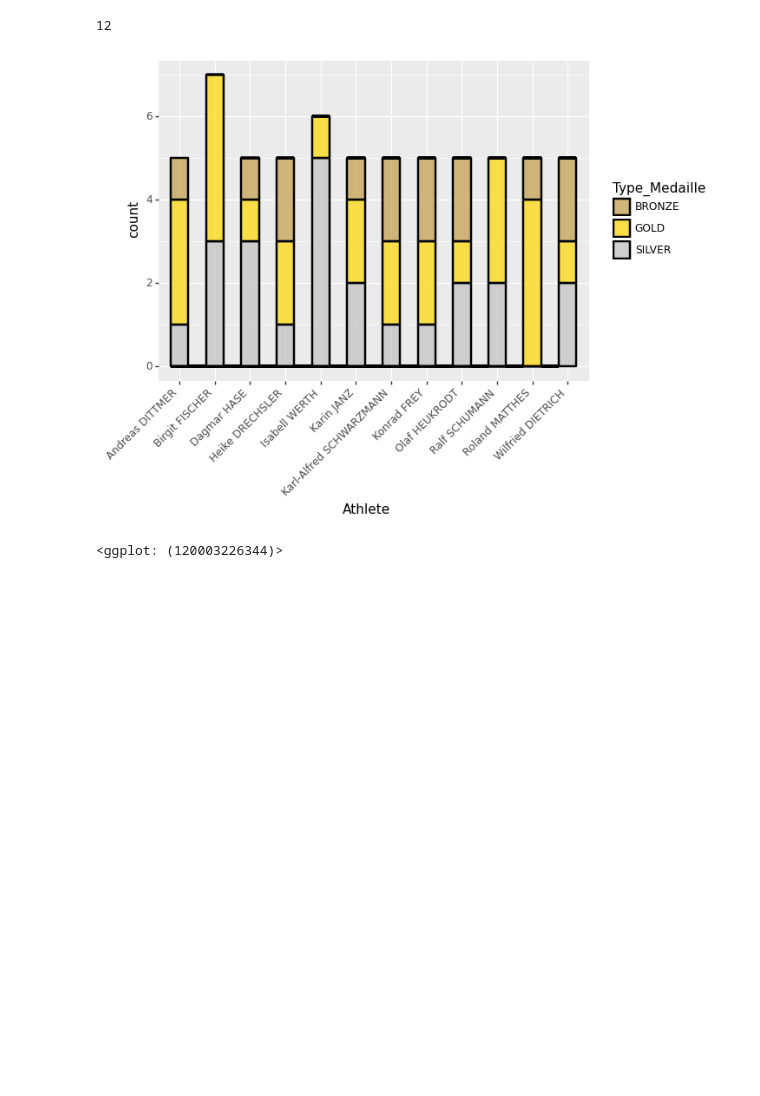
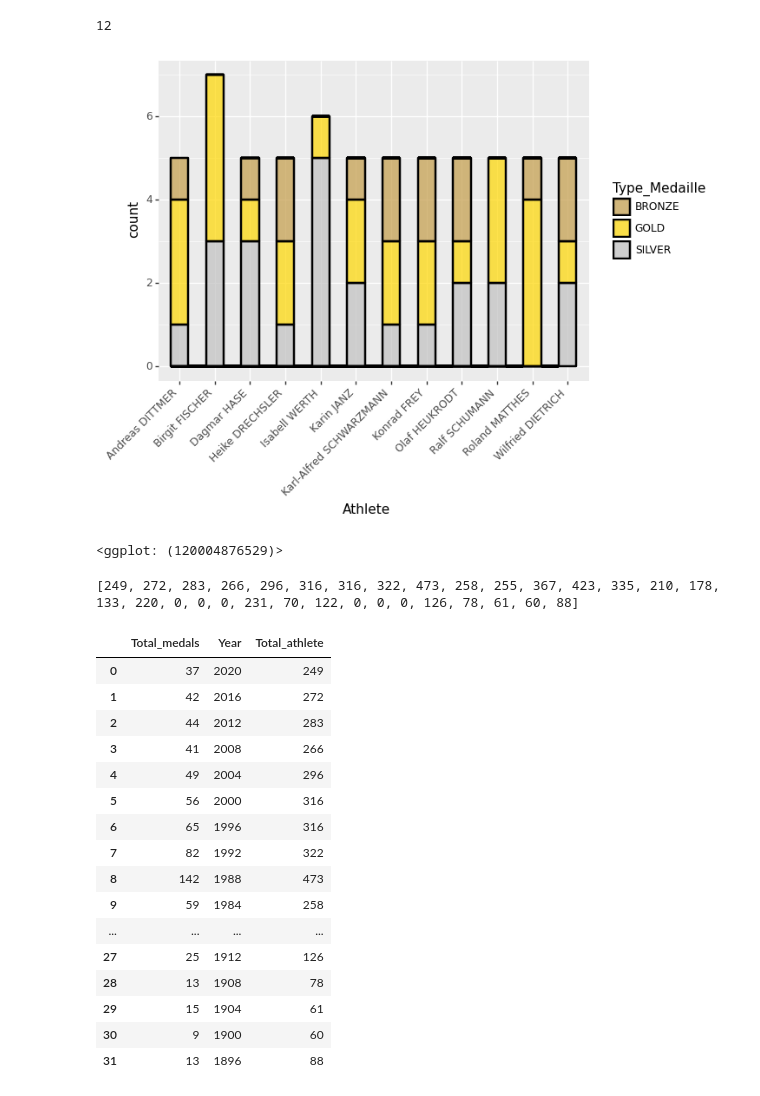
Before and after one commit to brmuloot/Jeux-Olympiques, a Jupyter notebook: Jeux_olympiques.ipynb, the cells around one changed output. Saved outputs shown, nothing was run; the diff lists cells and outputs as text; code cells hidden in the pictures; blank space fills up the shorter version.

```diff
--- a/Jeux_olympiques.ipynb
+++ b/Jeux_olympiques.ipynb
@@ -185,7 +186,7 @@ df = pd.DataFrame((zip(athlete, type_medaille)), columns = ['Athlete', 'Type_Med
 12
 # %%
 (
-    p9.ggplot(data=df, mapping =  p9.aes(x='Athlete', fill='Type_Medaille'))
+    p9.ggplot(data=df_medaille_athlete, mapping =  p9.aes(x='Athlete', fill='Type_Medaille'))
     + p9.scale_fill_manual(values=["#C49C48", "#FFD700", "#C0C0C0"])
     + p9.geom_histogram(bins=12, binwidth = 0.5,
                         colour="#000000",
@@ -195,4 +196,36 @@ df = pd.DataFrame((zip(athlete, type_medaille)), columns = ['Athlete', 'Type_Med
 )
 # %% [output]
 [figure]
-<ggplot: (120003226344)>
+<ggplot: (120004876529)>
+# %%
+data
+Total_athlete = []
+year = []
+
+for i in range(0,len(hosts_summer)*4+12,4):
+    Total_athlete.append(len(data[data.game_year == (2020 - i)]))
+
+print(Total_athlete)
+
+data_athlete_medaille = df_medal_country.assign(Total_athlete = total_athlete)
+
+data_athlete_medaille
+# %% [output]
+[249, 272, 283, 266, 296, 316, 316, 322, 473, 258, 255, 367, 423, 335, 210, 178, 133, 220, 0, 0, 0, 231, 70, 122, 0, 0, 0, 126, 78, 61, 60, 88]
+|  | Total_medals | Year | Total_athlete |
+| 0 | 37 | 2020 | 249 |
+| 1 | 42 | 2016 | 272 |
+| 2 | 44 | 2012 | 283 |
+| 3 | 41 | 2008 | 266 |
+| 4 | 49 | 2004 | 296 |
+| 5 | 56 | 2000 | 316 |
+| 6 | 65 | 1996 | 316 |
+| 7 | 82 | 1992 | 322 |
+| 8 | 142 | 1988 | 473 |
+| 9 | 59 | 1984 | 258 |
+| ... | ... | ... | ... |
+| 27 | 25 | 1912 | 126 |
+| 28 | 13 | 1908 | 78 |
+| 29 | 15 | 1904 | 61 |
+| 30 | 9 | 1900 | 60 |
+| 31 | 13 | 1896 | 88 |
```
Also changed, not shown: parts of 4 cells of this notebook.
